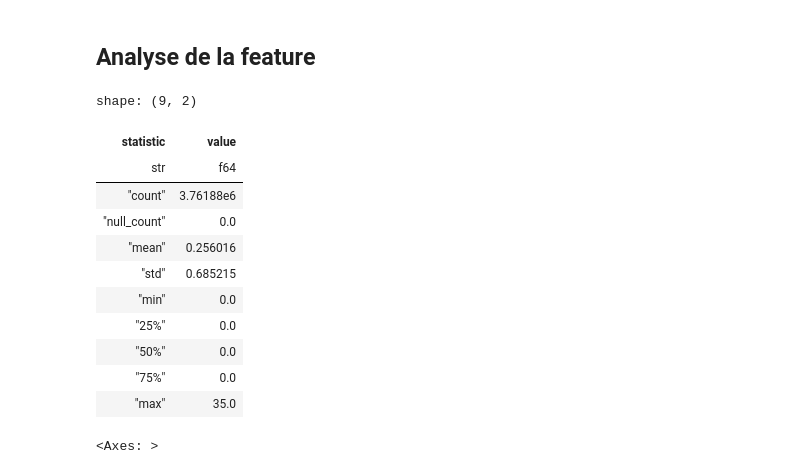
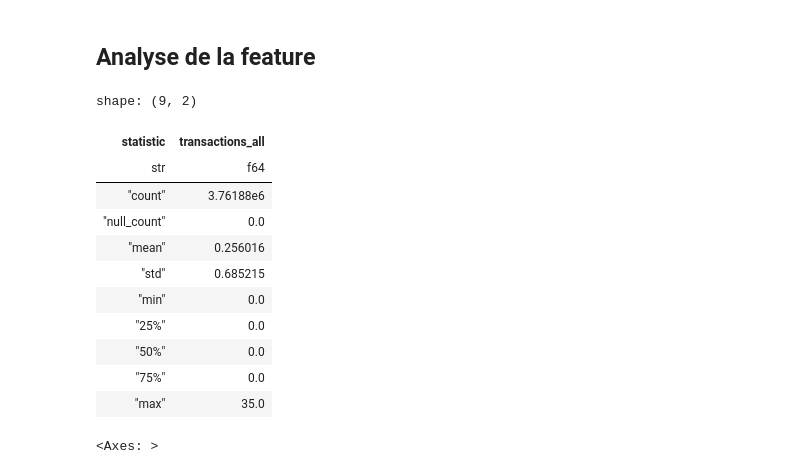
Before and after one commit to armgilles/vcub_keeper, a Jupyter notebook: notebooks/02_Features/03_transaction_all #2.ipynb, the cells around one changed output. Saved outputs shown, nothing was run; the diff lists cells and outputs as text; code cells hidden in the pictures.

Commit message:
lazy and Expr function for transactions_all function #150
Signed-off-by: Armand <arm.gilles@gmail.com>

```diff
--- a/notebooks/02_Features/03_transaction_all #2.ipynb
+++ b/notebooks/02_Features/03_transaction_all #2.ipynb
@@ -193,12 +114,12 @@ shape: (25, 9)
 # Lecture de l'activité des stations
 activite = read_activity_vcub()
 
-activite = get_transactions_all(activite)
+activite = activite.with_columns(get_transactions_all()).collect()
 # %%
-activite["transactions_all"].describe()
+activite.select(pl.col("transactions_all")).describe()
 # %% [output]
 shape: (9, 2)
-| statistic | value |
+| statistic | transactions_all |
 | str | f64 |
 | "count" | 3.76188e6 |
 | "null_count" | 0.0 |
```
Also changed, not shown: parts of 23 cells of this notebook, 4 other files.
